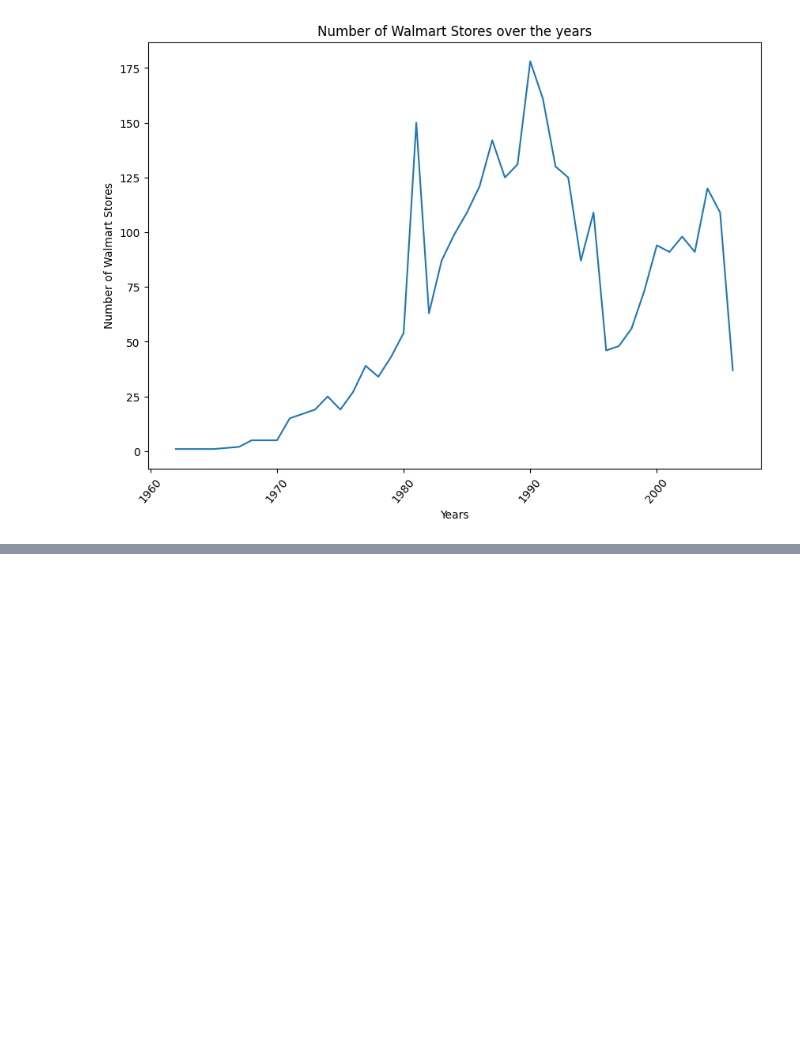
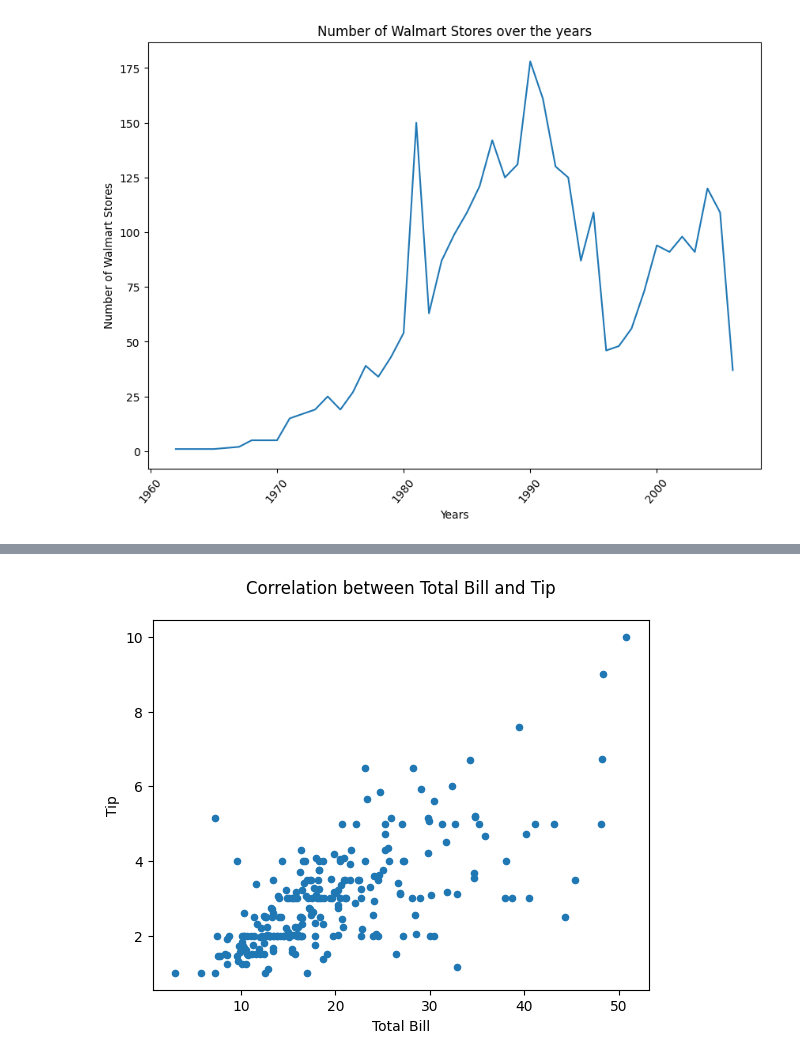
Before and after one commit to holman57/Business-Intelligence-Dashboard, a Jupyter notebook: examples/Plotly.ipynb, the cells around one changed output, grey strips where cells are left out. Saved outputs shown, nothing was run; the diff lists cells and outputs as text; code cells hidden in the pictures; blank space fills up the shorter version.

```diff
--- a/examples/Plotly.ipynb
+++ b/examples/Plotly.ipynb
@@ -153,0 +178,10 @@ px.scatter(data_frame=gapminder,
+# %%
+fig = tips_data.plot.scatter(x='total_bill', y='tip').figure
+plt.xlabel("Total Bill")
+plt.ylabel("Tip")
+plt.title("Correlation between Total Bill and Tip", y=1.05)
+plt.show()
+fig.savefig('Scatter.png')
+plt.close(fig)
+# %% [output]
+[figure, added]
```
Also changed, not shown: parts of 15 cells of this notebook.
